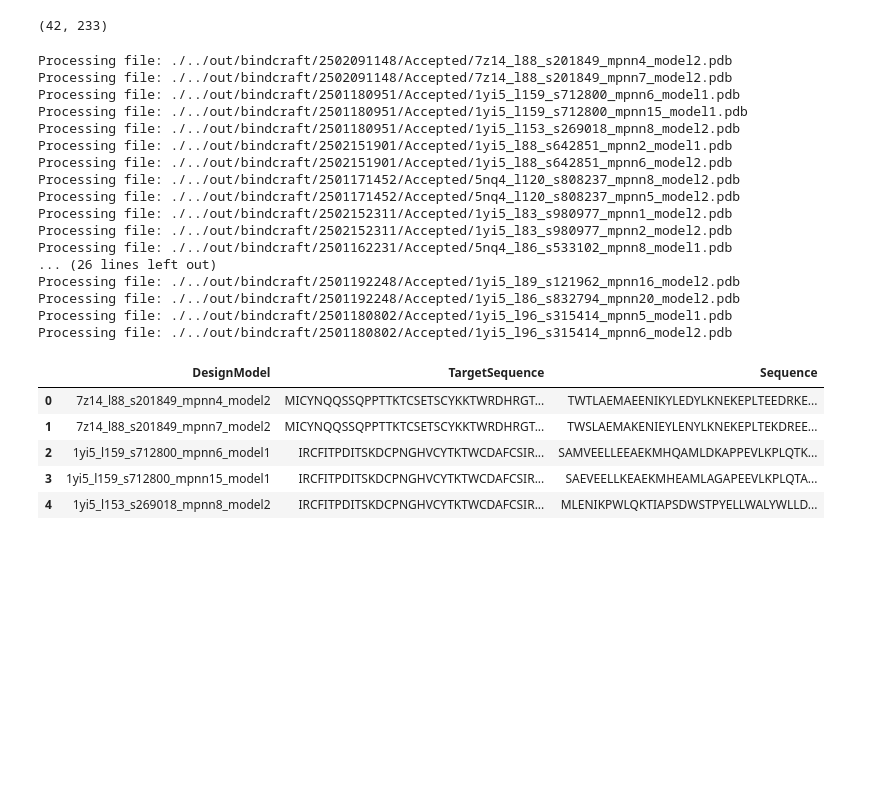
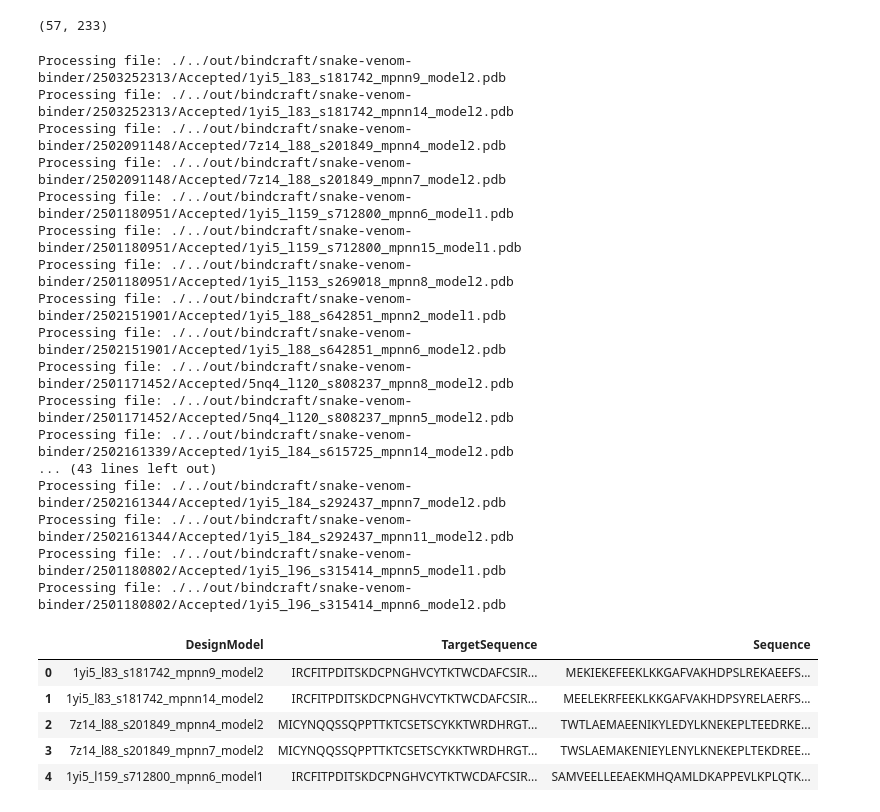
Before and after one commit to hemeai/ToxBind, a Jupyter notebook: analysis/combine_outputs.ipynb, the cells around one changed output. Cells and saved outputs as stored; diff of their text form; code cells hidden in the pictures; blank space fills up the shorter version.

```diff
--- a/analysis/combine_outputs.ipynb
+++ b/analysis/combine_outputs.ipynb
@@ -30,12 +30,12 @@ def read_csv_from_folders(base_path):
         return None
 
 # Example usage
-base_path = './../out/bindcraft/'
+base_path = './../out/bindcraft/snake-venom-binder'
 final_design_stats_df = read_csv_from_folders(base_path)
 final_design_stats_df.head()
 final_design_stats_df.shape
 # %% [output]
-(42, 233)
+(57, 233)
 # %%
 import os
 from Bio.PDB import PDBParser, PPBuilder
@@ -110,56 +110,56 @@ def extract_sequences_to_dataframe(sequences):
     data = []
 
     for file, chains in sequences.items():
         # Extract the File ID from the file path
         file_id = os.path.splitext(os.path.basename(file))[0]
 
         # Initialize placeholders for Sequence 1 and Sequence 2
         sequence1 = None
         sequence2 = None
 
         # Iterate through chains to get sequences
         for chain, seq_list in chains.items():
             if chain == "A" and seq_list:  # Assume Sequence 1 corresponds to Chain A
                 sequence1 = seq_list[0]  # Take the first sequence from Chain A
             elif chain == "B" and seq_list:  # Assume Sequence 2 corresponds to Chain B
                 sequence2 = seq_list[0]  # Take the first sequence from Chain B
 
         # Append to the results
         data.append([file_id, sequence1, sequence2])
 
     # Create a DataFrame
     df = pd.DataFrame(data, columns=["DesignModel", "TargetSequence", "Sequence"])
     return df
 
 # Example usage
-parent_folder = "./../out/bindcraft"  # Replace with your parent folder path
+parent_folder = "./../out/bindcraft/snake-venom-binder"  # Replace with your parent folder path
 sequences = extract_sequences_from_accepted_folders(parent_folder)
 accepted_df = extract_sequences_to_dataframe(sequences)
 accepted_df.head()
 # %% [output]
-Processing file: ./../out/bindcraft/2502091148/Accepted/7z14_l88_s201849_mpnn4_model2.pdb
-Processing file: ./../out/bindcraft/2502091148/Accepted/7z14_l88_s201849_mpnn7_model2.pdb
-Processing file: ./../out/bindcraft/2501180951/Accepted/1yi5_l159_s712800_mpnn6_model1.pdb
-Processing file: ./../out/bindcraft/2501180951/Accepted/1yi5_l159_s712800_mpnn15_model1.pdb
-Processing file: ./../out/bindcraft/2501180951/Accepted/1yi5_l153_s269018_mpnn8_model2.pdb
-Processing file: ./../out/bindcraft/2502151901/Accepted/1yi5_l88_s642851_mpnn2_model1.pdb
-Processing file: ./../out/bindcraft/2502151901/Accepted/1yi5_l88_s642851_mpnn6_model2.pdb
-Processing file: ./../out/bindcraft/2501171452/Accepted/5nq4_l120_s808237_mpnn8_model2.pdb
-Processing file: ./../out/bindcraft/2501171452/Accepted/5nq4_l120_s808237_mpnn5_model2.pdb
-Processing file: ./../out/bindcraft/2502152311/Accepted/1yi5_l83_s980977_mpnn1_model2.pdb
-Processing file: ./../out/bindcraft/2502152311/Accepted/1yi5_l83_s980977_mpnn2_model2.pdb
-Processing file: ./../out/bindcraft/2501162231/Accepted/5nq4_l86_s533102_mpnn8_model1.pdb
-... (26 lines left out)
-Processing file: ./../out/bindcraft/2501192248/Accepted/1yi5_l89_s121962_mpnn16_model2.pdb
-Processing file: ./../out/bindcraft/2501192248/Accepted/1yi5_l86_s832794_mpnn20_model2.pdb
-Processing file: ./../out/bindcraft/2501180802/Accepted/1yi5_l96_s315414_mpnn5_model1.pdb
-Processing file: ./../out/bindcraft/2501180802/Accepted/1yi5_l96_s315414_mpnn6_model2.pdb
+Processing file: ./../out/bindcraft/snake-venom-binder/2503252313/Accepted/1yi5_l83_s181742_mpnn9_model2.pdb
+Processing file: ./../out/bindcraft/snake-venom-binder/2503252313/Accepted/1yi5_l83_s181742_mpnn14_model2.pdb
+Processing file: ./../out/bindcraft/snake-venom-binder/2502091148/Accepted/7z14_l88_s201849_mpnn4_model2.pdb
+Processing file: ./../out/bindcraft/snake-venom-binder/2502091148/Accepted/7z14_l88_s201849_mpnn7_model2.pdb
+Processing file: ./../out/bindcraft/snake-venom-binder/2501180951/Accepted/1yi5_l159_s712800_mpnn6_model1.pdb
+Processing file: ./../out/bindcraft/snake-venom-binder/2501180951/Accepted/1yi5_l159_s712800_mpnn15_model1.pdb
+Processing file: ./../out/bindcraft/snake-venom-binder/2501180951/Accepted/1yi5_l153_s269018_mpnn8_model2.pdb
+Processing file: ./../out/bindcraft/snake-venom-binder/2502151901/Accepted/1yi5_l88_s642851_mpnn2_model1.pdb
+Processing file: ./../out/bindcraft/snake-venom-binder/2502151901/Accepted/1yi5_l88_s642851_mpnn6_model2.pdb
+Processing file: ./../out/bindcraft/snake-venom-binder/2501171452/Accepted/5nq4_l120_s808237_mpnn8_model2.pdb
+Processing file: ./../out/bindcraft/snake-venom-binder/2501171452/Accepted/5nq4_l120_s808237_mpnn5_model2.pdb
+Processing file: ./../out/bindcraft/snake-venom-binder/2502161339/Accepted/1yi5_l84_s615725_mpnn14_model2.pdb
+... (43 lines left out)
+Processing file: ./../out/bindcraft/snake-venom-binder/2502161344/Accepted/1yi5_l84_s292437_mpnn7_model2.pdb
+Processing file: ./../out/bindcraft/snake-venom-binder/2502161344/Accepted/1yi5_l84_s292437_mpnn11_model2.pdb
+Processing file: ./../out/bindcraft/snake-venom-binder/2501180802/Accepted/1yi5_l96_s315414_mpnn5_model1.pdb
+Processing file: ./../out/bindcraft/snake-venom-binder/2501180802/Accepted/1yi5_l96_s315414_mpnn6_model2.pdb
 |  | DesignModel | TargetSequence | Sequence |
-| 0 | 7z14_l88_s201849_mpnn4_model2 | MICYNQQSSQPPTTKTCSETSCYKKTWRDHRGT... | TWTLAEMAEENIKYLEDYLKNEKEPLTEEDRKE... |
-| 1 | 7z14_l88_s201849_mpnn7_model2 | MICYNQQSSQPPTTKTCSETSCYKKTWRDHRGT... | TWSLAEMAKENIEYLENYLKNEKEPLTEKDREE... |
-| 2 | 1yi5_l159_s712800_mpnn6_model1 | IRCFITPDITSKDCPNGHVCYTKTWCDAFCSIR... | SAMVEELLEEAEKMHQAMLDKAPPEVLKPLQTK... |
-| 3 | 1yi5_l159_s712800_mpnn15_model1 | IRCFITPDITSKDCPNGHVCYTKTWCDAFCSIR... | SAEVEELLKEAEKMHEAMLAGAPEEVLKPLQTA... |
-| 4 | 1yi5_l153_s269018_mpnn8_model2 | IRCFITPDITSKDCPNGHVCYTKTWCDAFCSIR... | MLENIKPWLQKTIAPSDWSTPYELLWALYWLLD... |
+| 0 | 1yi5_l83_s181742_mpnn9_model2 | IRCFITPDITSKDCPNGHVCYTKTWCDAFCSIR... | MEKIEKEFEEKLKKGAFVAKHDPSLREKAEEFS... |
+| 1 | 1yi5_l83_s181742_mpnn14_model2 | IRCFITPDITSKDCPNGHVCYTKTWCDAFCSIR... | MEELEKRFEEKLKKGAFVAKHDPSYRELAERFS... |
+| 2 | 7z14_l88_s201849_mpnn4_model2 | MICYNQQSSQPPTTKTCSETSCYKKTWRDHRGT... | TWTLAEMAEENIKYLEDYLKNEKEPLTEEDRKE... |
+| 3 | 7z14_l88_s201849_mpnn7_model2 | MICYNQQSSQPPTTKTCSETSCYKKTWRDHRGT... | TWSLAEMAKENIEYLENYLKNEKEPLTEKDREE... |
+| 4 | 1yi5_l159_s712800_mpnn6_model1 | IRCFITPDITSKDCPNGHVCYTKTWCDAFCSIR... | SAMVEELLEEAEKMHQAMLDKAPPEVLKPLQTK... |
 # %%
 final_design_stats_df.head()
 # %% [output]
```
Also changed, not shown: parts of 4 cells of this notebook, 9 other files.
